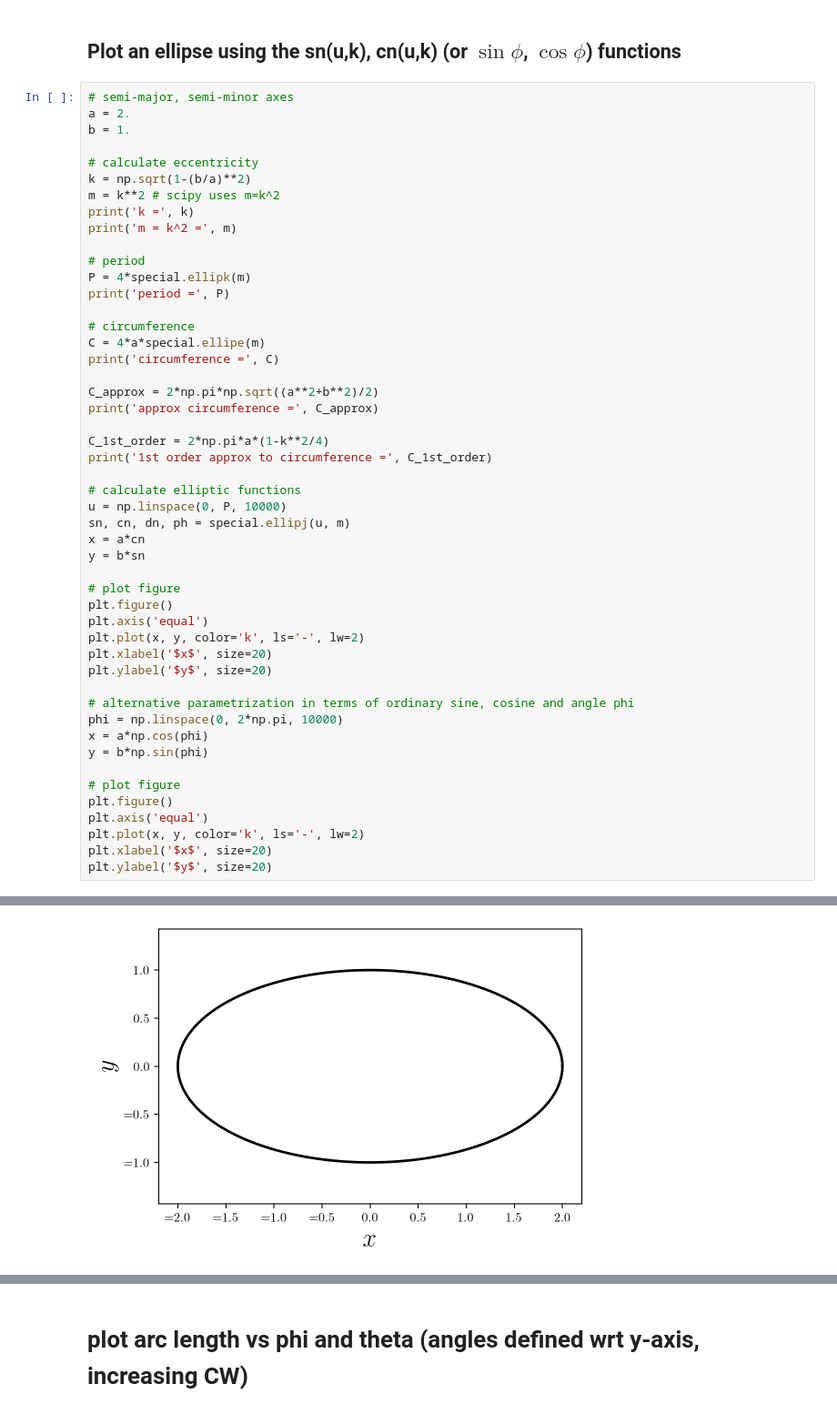
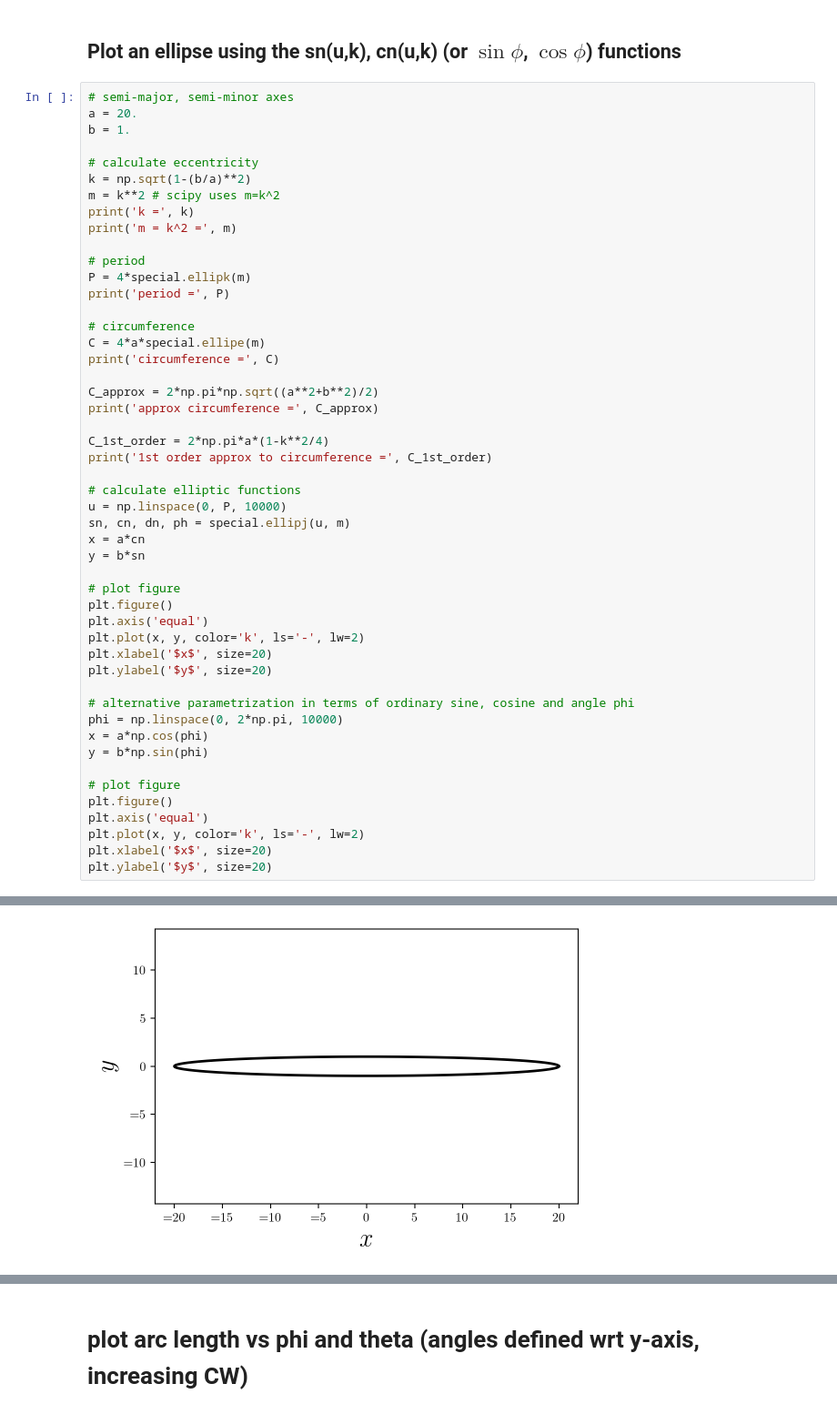
Before and after one commit to josephromano/josephromano.github.io, a Jupyter notebook: PHYS5306/workbook/workbook.ipynb, the cells around one changed output, grey strips where cells are left out. Shown at 91% size. Cells and saved outputs as stored; diff of their text form.

```diff
--- a/PHYS5306/workbook/workbook.ipynb
+++ b/PHYS5306/workbook/workbook.ipynb
@@ -493,7 +493,7 @@ plt.plot(u, unit, color='k', ls='--', lw=3)
 ## Plot an ellipse using the sn(u,k), cn(u,k) (or $\sin\phi$, $\cos\phi$) functions
 # %%
 # semi-major, semi-minor axes
-a = 2.
+a = 20.
 b = 1.
 
 # calculate eccentricity
@@ -550,2 +550,2 @@ approx circumference = 9.934588265796101
 Text(0, 0.5, '$y$')
-[figure, old version]
+[figure, new version]
```
Also changed, not shown: parts of 2 cells of this notebook, 1 other file.
